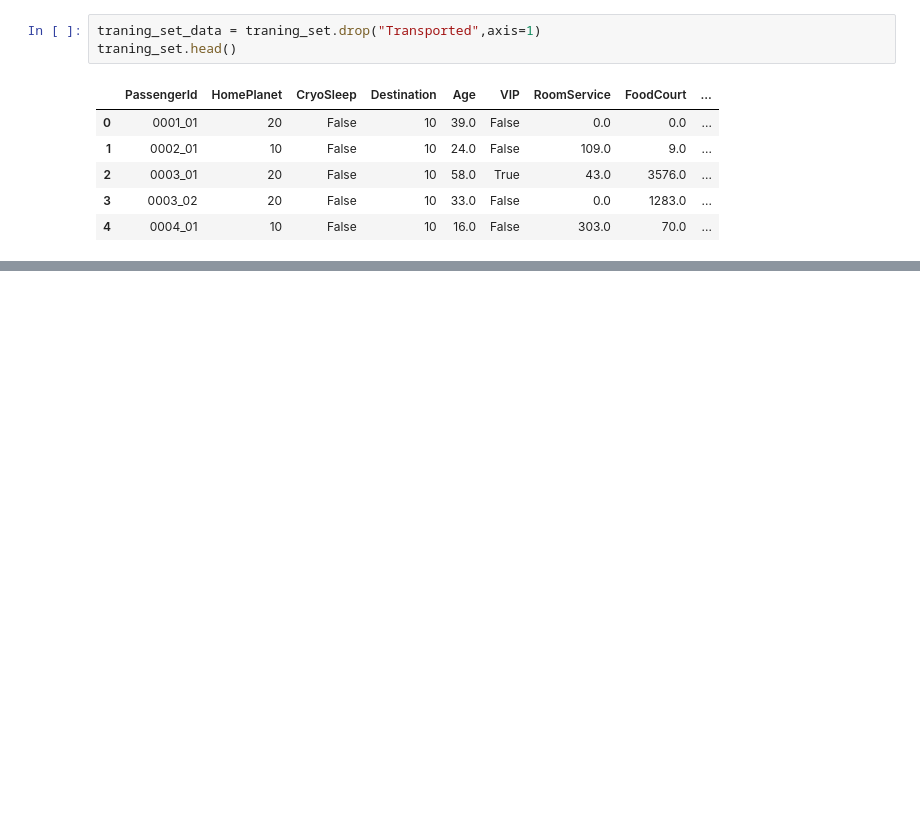
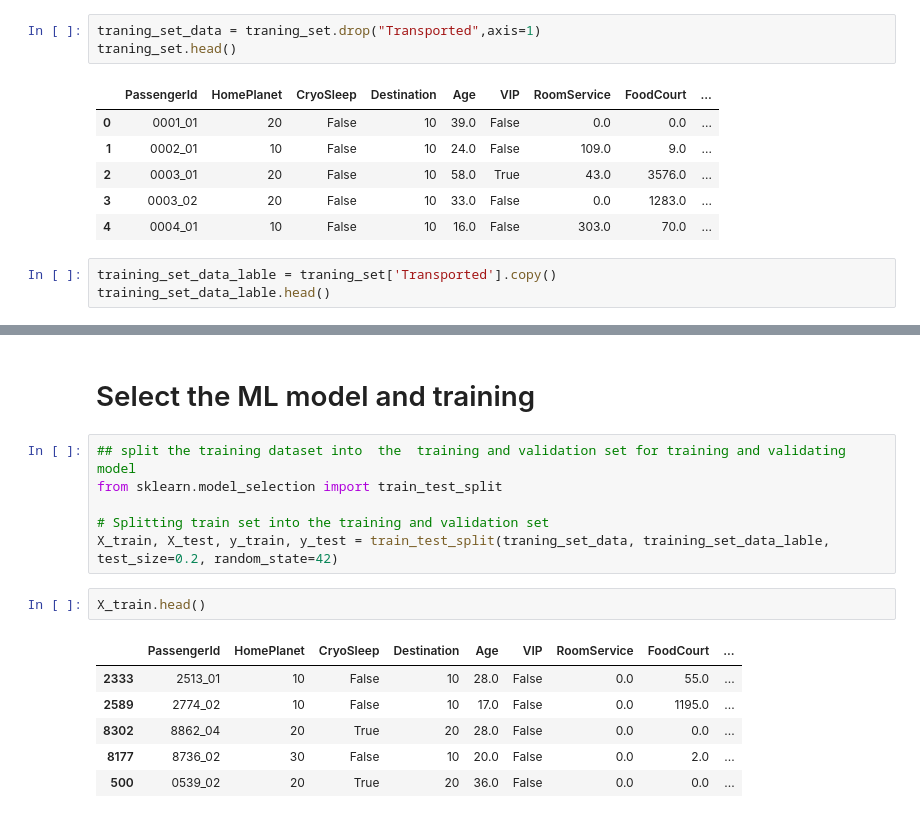
Before and after one commit to sandun7787/Titanic_Spaceship, a Jupyter notebook: space_titanic.ipynb, the cells around one changed output, grey strips where cells are left out. Cells and saved outputs as stored; diff of their text form; blank space fills up the shorter version.

Commit message:
train the models

```diff
--- a/space_titanic.ipynb
+++ b/space_titanic.ipynb
@@ -169,3 +169,6 @@ traning_set.head()
 | 2 | 0003_01 | 20 | False | 10 | 58.0 | True | 43.0 | 3576.0 | ... |
 | 3 | 0003_02 | 20 | False | 10 | 33.0 | False | 0.0 | 1283.0 | ... |
 | 4 | 0004_01 | 10 | False | 10 | 16.0 | False | 303.0 | 70.0 | ... |
+# %%
+training_set_data_lable = traning_set['Transported'].copy()
+training_set_data_lable.head()
@@ -171,0 +193,17 @@ traning_set.head()
+# %% [markdown]
+# Select the ML model and training
+# %%
+## split the training dataset into  the  training and validation set for training and validating model
+from sklearn.model_selection import train_test_split
+
+# Splitting train set into the training and validation set
+X_train, X_test, y_train, y_test = train_test_split(traning_set_data, training_set_data_lable, test_size=0.2, random_state=42)
+# %%
+X_train.head()
+# %% [output]
+|  | PassengerId | HomePlanet | CryoSleep | Destination | Age | VIP | RoomService | FoodCourt | ... |
+| 2333 | 2513_01 | 10 | False | 10 | 28.0 | False | 0.0 | 55.0 | ... |
+| 2589 | 2774_02 | 10 | False | 10 | 17.0 | False | 0.0 | 1195.0 | ... |
+| 8302 | 8862_04 | 20 | True | 20 | 28.0 | False | 0.0 | 0.0 | ... |
+| 8177 | 8736_02 | 30 | False | 10 | 20.0 | False | 0.0 | 2.0 | ... |
+| 500 | 0539_02 | 20 | True | 20 | 36.0 | False | 0.0 | 0.0 | ... |
```
Also changed, not shown: parts of 9 cells of this notebook.
